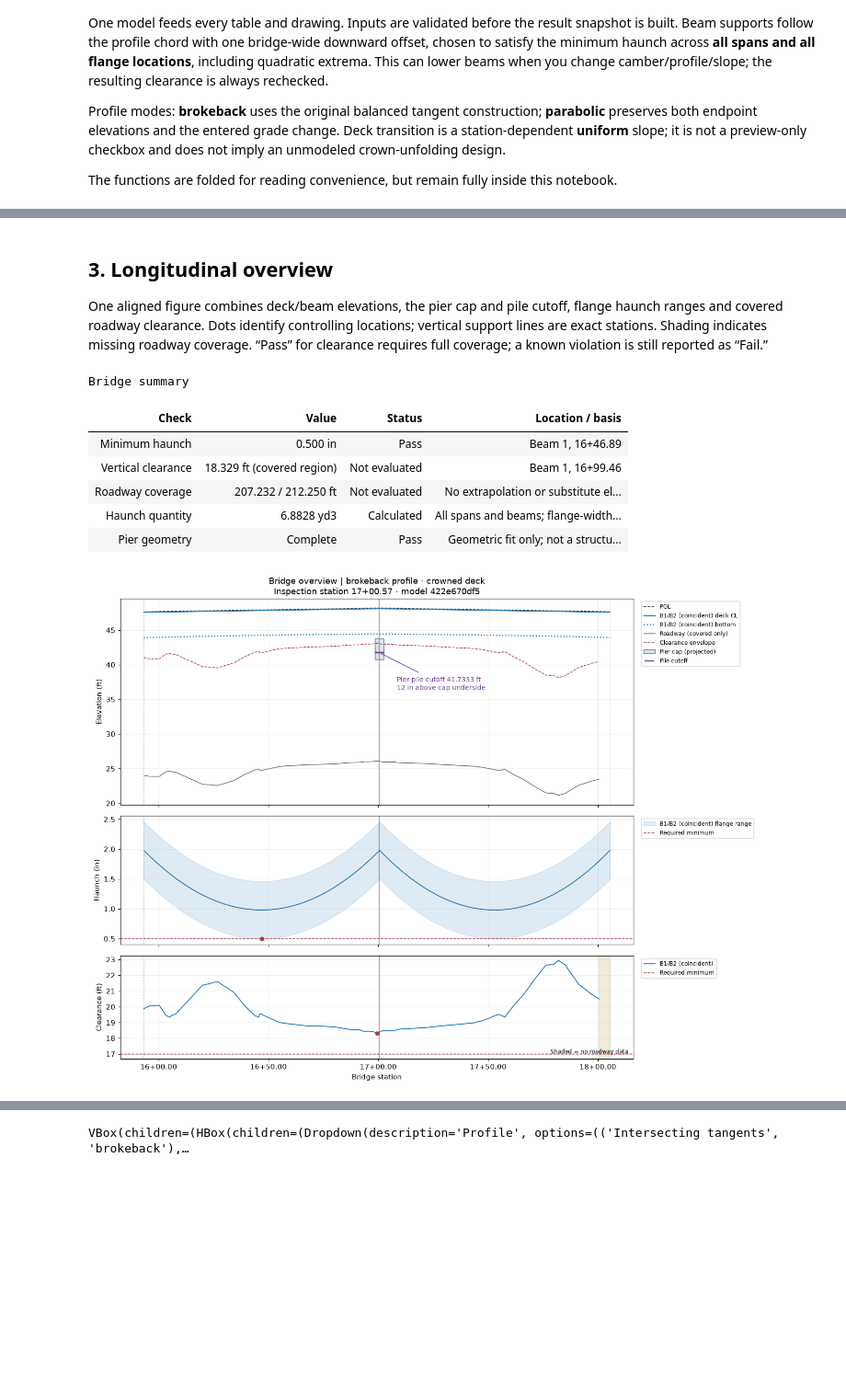
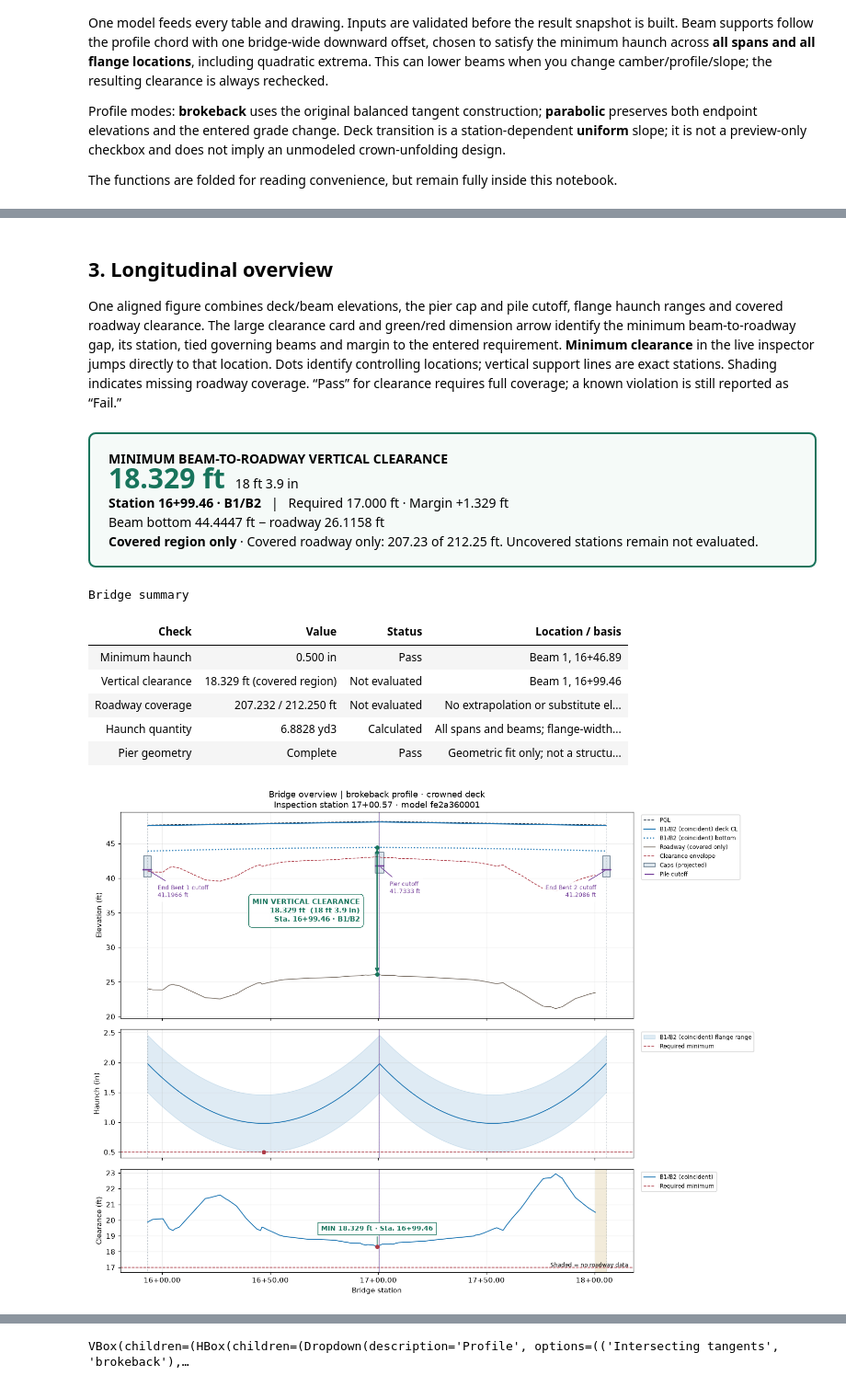
Before and after one commit to joshstructure/D2MPDB, a Jupyter notebook: Bridge_Geometry_2 Beam_V2.ipynb, the cells around one changed output, grey strips where cells are left out. Shown at 92% size. Saved outputs shown, nothing was run; the diff lists cells and outputs as text; code cells hidden in the pictures; blank space fills up the shorter version.

Commit message:
Add project end-bent elevation views and highlight minimum clearance

```diff
--- a/Bridge_Geometry_2 Beam_V2.ipynb
+++ b/Bridge_Geometry_2 Beam_V2.ipynb
@@ -116,6 +131,27 @@ CONFIG = {'profile': {'mode': 'brokeback',
           'pad_width_in': 32.0},
  'evaluation': {'points_per_span': 121}}
 
+# End-bent basis: accepted project journal, BridgeGeometry_2Beam, 8 Oct 2026.
+# Journal SHA256: 99e0daa0d7b80581d780152aabc71b85928f8978b768a5fa01173ef9c6ed29c0
+# 212-in cap length = 3 x 54-in pile spaces + 2 x 25-in end-center distances.
+# Square pile face clearance = 9-in edge clearance + 3-in tolerance + 4-in detail.
+# Both end bents share the recorded configuration; their elevations are calculated separately.
+END_BENT_DEFAULTS = {
+    'width_ft': 42/12, 'depth_ft': 36/12, 'length_ft': None,
+    'pile_count': 4, 'pile_width_in': 18.0, 'pile_spacing_in': 54.0,
+    'pile_end_clear_in': 16.0, 'pile_embedment_in': 12.0,
+    'pad_height_in': 2 + 9/16, 'pad_width_in': 32.0, 'pad_length_in': 10.0,
+    'minimum_pedestal_cl_in': 6.0, 'pedestal_width_in': 42.0,
+    'top_center_ft': None, 'center_offset_ft': 0.0, 'cross_slope': 0.0,
+    'backwall_thickness_in': 12.0, 'rear_face_inset_in': 0.0,
+    'beam_end_clear_in': 3.0, 'beam_end_to_bearing_in': 9.0,
+}
+# Independent copies: edits to one end bent do not change the pier or the other end.
+CONFIG['end_bents'] = {
+    'start': dict(END_BENT_DEFAULTS),
+    'end': dict(END_BENT_DEFAULTS),
+}
+
 # The only external elevation input is versioned with this notebook on GitHub.
 # Use the adjacent file locally; a fresh Colab runtime downloads the same XML.
 # An explicitly entered custom path is never replaced by the default data.
@@ -959,22 +1118,30 @@ Alignment Unnamed; no extrapolation.
 ## 3. Longitudinal overview
 
 One aligned figure combines deck/beam elevations, the pier cap and pile cutoff, flange haunch ranges and covered roadway clearance.
-Dots identify controlling locations; vertical support lines are exact stations. Shading indicates missing
+The large clearance card and green/red dimension arrow identify the minimum beam-to-roadway gap,
+its station, tied governing beams and margin to the entered requirement. **Minimum clearance**
+in the live inspector jumps directly to that location. Dots identify controlling locations; vertical support lines are exact stations. Shading indicates missing
 roadway coverage. “Pass” for clearance requires full coverage; a known violation is still reported as “Fail.”
 # %%
+display(clearance_card(MODEL))
 show_table(MODEL.summary(),'Bridge summary')
 overview = longitudinal_figure(MODEL, MODEL.pier.get('station', MODEL.start))
 display(overview)
 plt.close(overview)
 # %% [output]
+MINIMUM BEAM-TO-ROADWAY VERTICAL CLEARANCE
+18.329 ft 18 ft 3.9 in
+Station 16+99.46 · B1/B2 | Required 17.000 ft · Margin +1.329 ft
+Beam bottom 44.4447 ft − roadway 26.1158 ft
+Covered region only · Covered roadway only: 207.23 of 212.25 ft. Uncovered stations remain not evaluated.
 Bridge summary
 | Check | Value | Status | Location / basis |
 | Minimum haunch | 0.500 in | Pass | Beam 1, 16+46.89 |
 | Vertical clearance | 18.329 ft (covered region) | Not evaluated | Beam 1, 16+99.46 |
 | Roadway coverage | 207.232 / 212.250 ft | Not evaluated | No extrapolation or substitute el... |
 | Haunch quantity | 6.8828 yd3 | Calculated | All spans and beams; flange-width... |
 | Pier geometry | Complete | Pass | Geometric fit only; not a structu... |
-[figure, old version]
+[figure, new version]
 # %% [markdown]
 ## 4. Shared station inspector and cross-section
 
```
Also changed, not shown: parts of 11 cells of this notebook, 2 other files.
